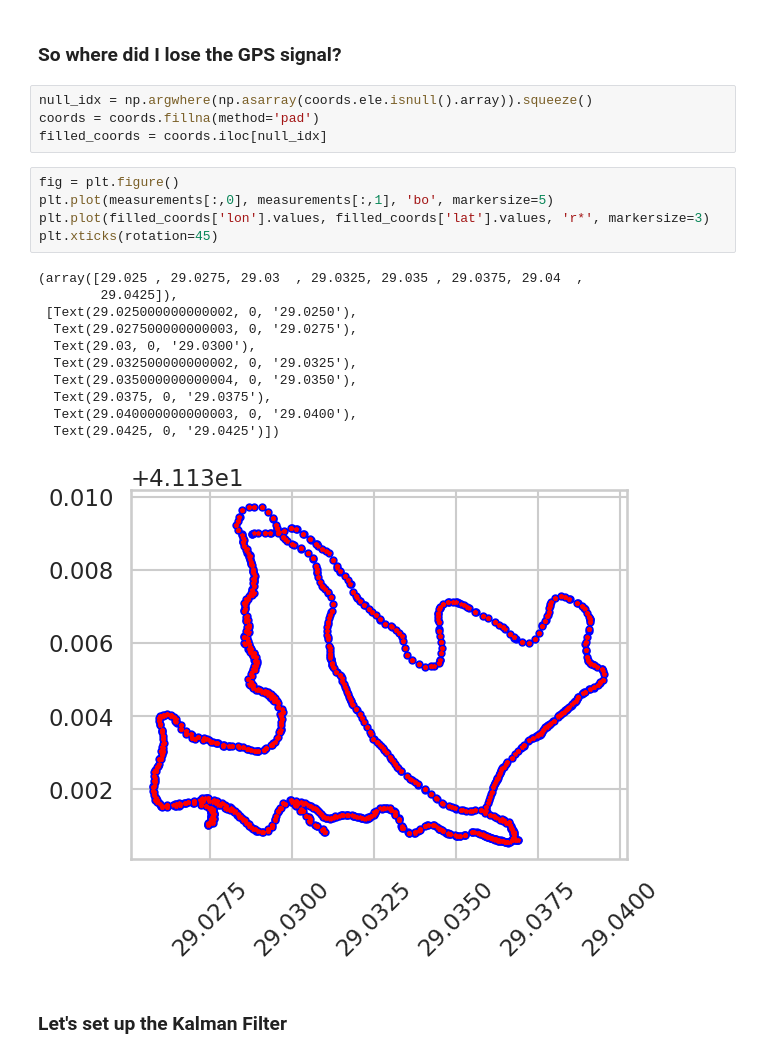
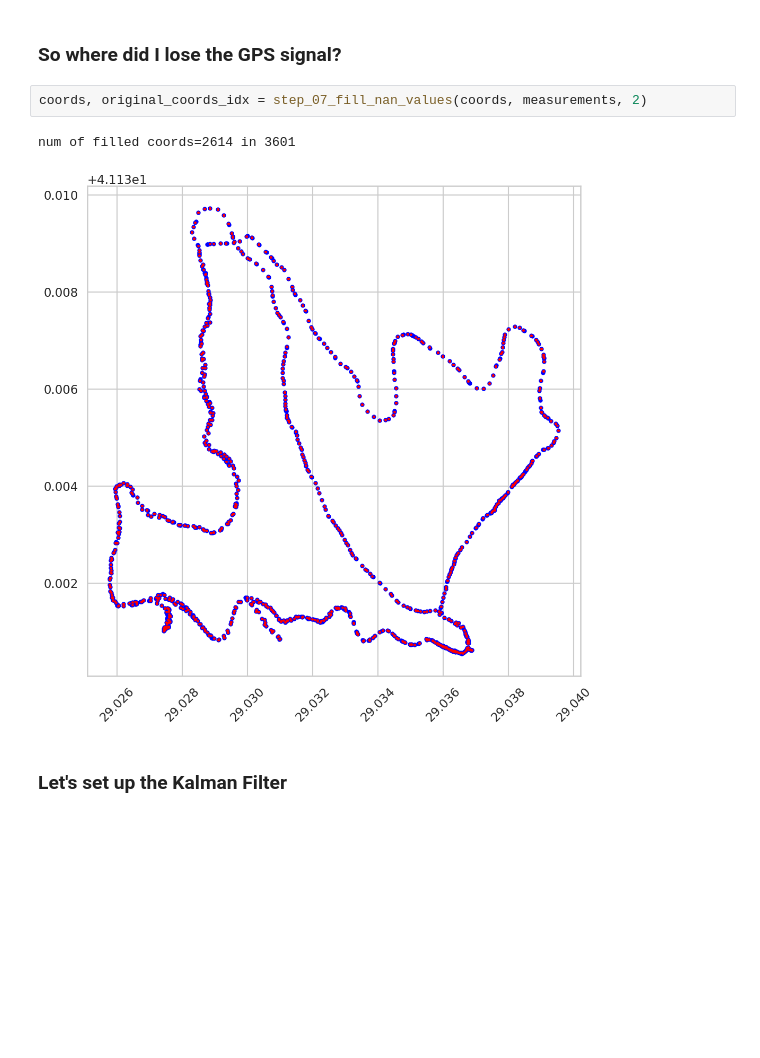
Before and after one commit to dogasiyli/gps_data_with_python, a Jupyter notebook: notebooks/4-pykalman.ipynb, the cells around one changed output. Drawn from its saved outputs; the diff is of its cells as text; blank space fills up the shorter version.

```diff
--- a/notebooks/4-pykalman.ipynb
+++ b/notebooks/4-pykalman.ipynb
@@ -119,26 +98,10 @@ plt.hist(np.diff(coords.index).astype('timedelta64[s]').astype(float))
 measurements = step_06_get_measurements_from_coords(coords) # lon-0 lat-1 ele-2
 # %% [markdown]
 ### So where did I lose the GPS signal?
-# %%
-null_idx = np.argwhere(np.asarray(coords.ele.isnull().array)).squeeze()
-coords = coords.fillna(method='pad')
-filled_coords = coords.iloc[null_idx]
-# %%
-fig = plt.figure()
-plt.plot(measurements[:,0], measurements[:,1], 'bo', markersize=5)
-plt.plot(filled_coords['lon'].values, filled_coords['lat'].values, 'r*', markersize=3)
-plt.xticks(rotation=45)
-# %% [output]
-(array([29.025 , 29.0275, 29.03  , 29.0325, 29.035 , 29.0375, 29.04  ,
-        29.0425]),
- [Text(29.025000000000002, 0, '29.0250'),
-  Text(29.027500000000003, 0, '29.0275'),
-  Text(29.03, 0, '29.0300'),
-  Text(29.032500000000002, 0, '29.0325'),
-  Text(29.035000000000004, 0, '29.0350'),
-  Text(29.0375, 0, '29.0375'),
-  Text(29.040000000000003, 0, '29.0400'),
-  Text(29.0425, 0, '29.0425')])
-[figure, removed]
+# %%
+coords, original_coords_idx = step_07_fill_nan_values(coords, measurements, 2)
+# %% [output]
+num of filled coords=2614 in 3601
+[figure, added]
 # %% [markdown]
 ### Let's set up the Kalman Filter
```
Also changed, not shown: parts of 45 cells of this notebook, 1 other file.
